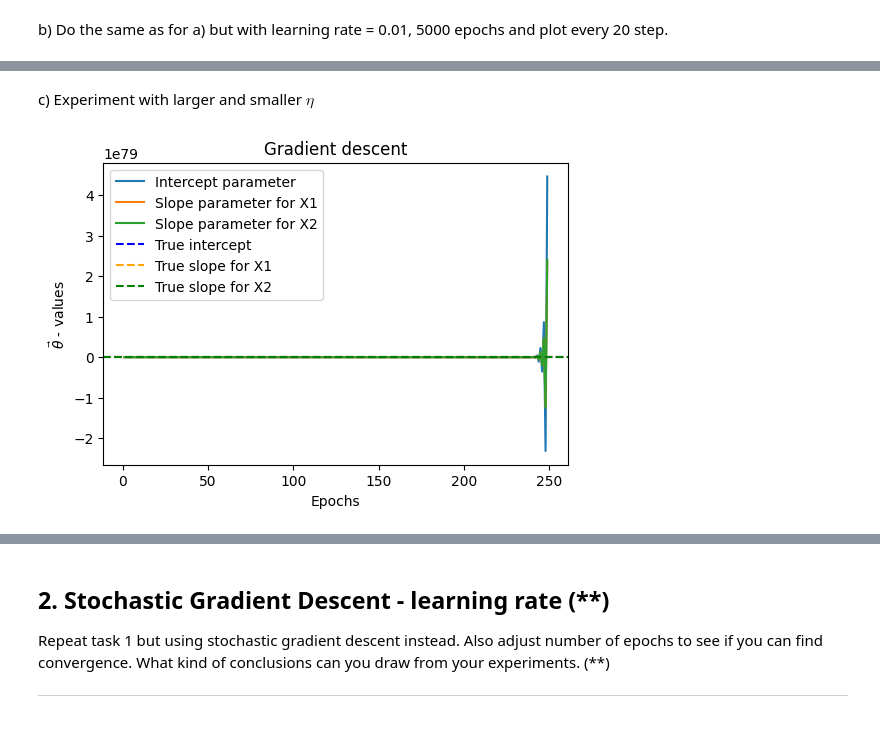
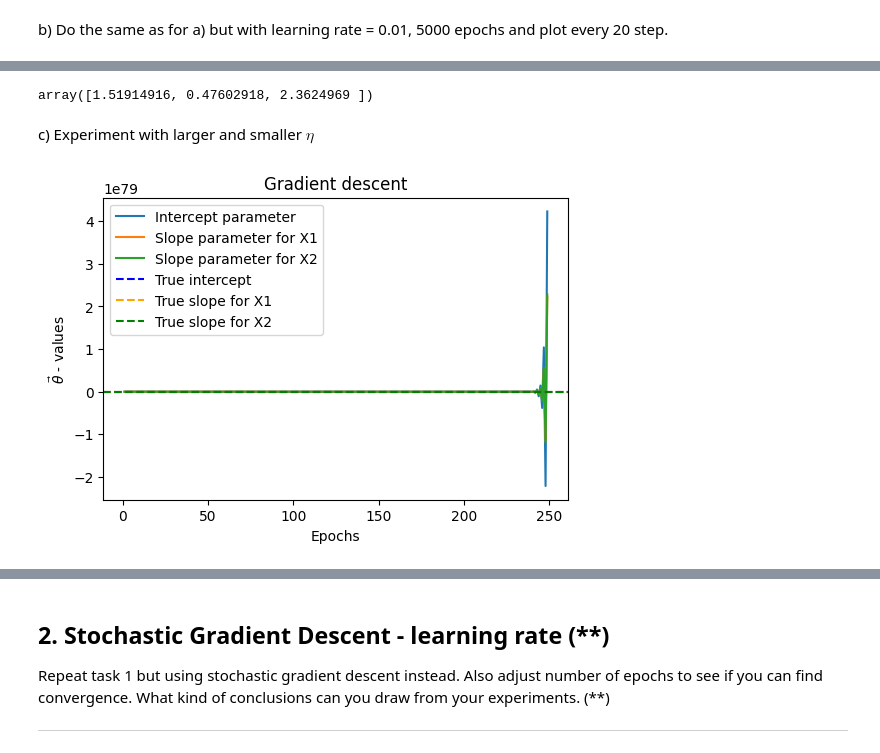
Before and after one commit to yuna-liu/Maskininlarning-Yuna-Liu, a Jupyter notebook: Exercises/E01_gradient_descent.ipynb, the cells around one changed output, grey strips where cells are left out. Cells and saved outputs as stored; diff of their text form; code cells hidden in the pictures.

```diff
--- a/Exercises/E01_gradient_descent.ipynb
+++ b/Exercises/E01_gradient_descent.ipynb
@@ -225,5 +225,5 @@ array([[4.32839231],
 # %%
-epochs = range(1,500)
+epochs = range(1,500, 5)
 thetas = np.array([gradient_descent(X_train, y_train, epochs=epoch).reshape(-1) for epoch in epochs])
 # %%
 thetas
@@ -277,13 +274,15 @@ gradient_descent_plot(epochs, thetas)
+# %%
+theta = gradient_descent(X_train, y_train, learning_rate=0.01, epochs=20)
+theta.reshape(-1)
+# %% [output]
+array([1.51914916, 0.47602918, 2.3624969 ])
 # %% [markdown]
 c) Experiment with larger and smaller $\eta$
 # %%
-theta = gradient_descent(X_train, y_train, learning_rate=1, epochs=20)
-theta.reshape(-1)
-
 epochs = range(1,250)
 thetas = np.array([gradient_descent(X_train, y_train, learning_rate=1, epochs = epoch).reshape(-1) for epoch in epochs])
 
 gradient_descent_plot(epochs, thetas)
 # %% [output]
-[figure, old version]
+[figure, new version]
 # %%
```
Also changed, not shown: parts of 8 cells of this notebook.
